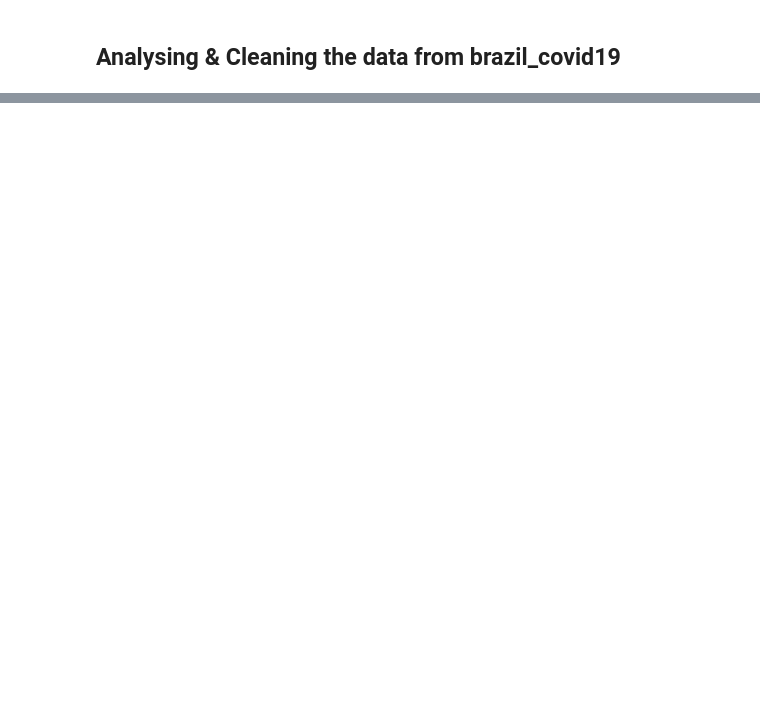
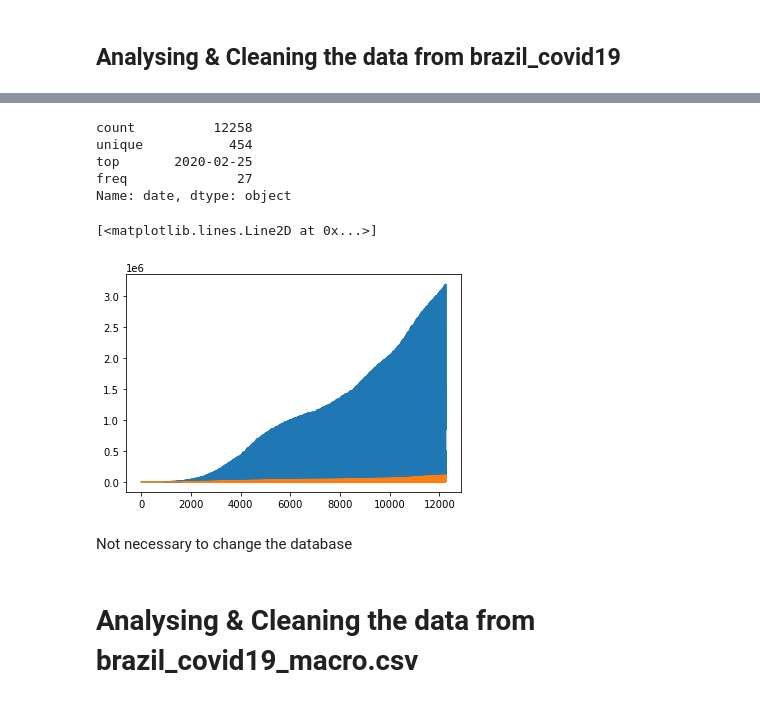
Before and after one commit to LuisFelipeTs/Data_Science_And_Analytics, a Jupyter notebook: Covid_Study(ML + SQL)/Data_Cleaning_&_analysing.ipynb, the cells around one changed output, grey strips where cells are left out. Cells and saved outputs as stored; diff of their text form; code cells hidden in the pictures; blank space fills up the shorter version.

```diff
--- a/Covid_Study(ML + SQL)/Data_Cleaning_&_analysing.ipynb
+++ b/Covid_Study(ML + SQL)/Data_Cleaning_&_analysing.ipynb
@@ -65,0 +127,18 @@ Name: city_name, Length: 5299, dtype: int64
+# %%
+db_reg_coord['date'].describe()
+# %% [output]
+count          12258
+unique           454
+top       2020-02-25
+freq              27
+Name: date, dtype: object
+# %%
+plt.plot(db_reg_coord['cases'])
+plt.plot(db_reg_coord['deaths'])
+# %% [output]
+[<matplotlib.lines.Line2D at 0x...>]
+[figure, added]
+# %% [markdown]
+Not necessary to change the database
+# %% [markdown]
+# Analysing & Cleaning the data from brazil_covid19_macro.csv
```
Also changed, not shown: parts of 6 cells of this notebook.
